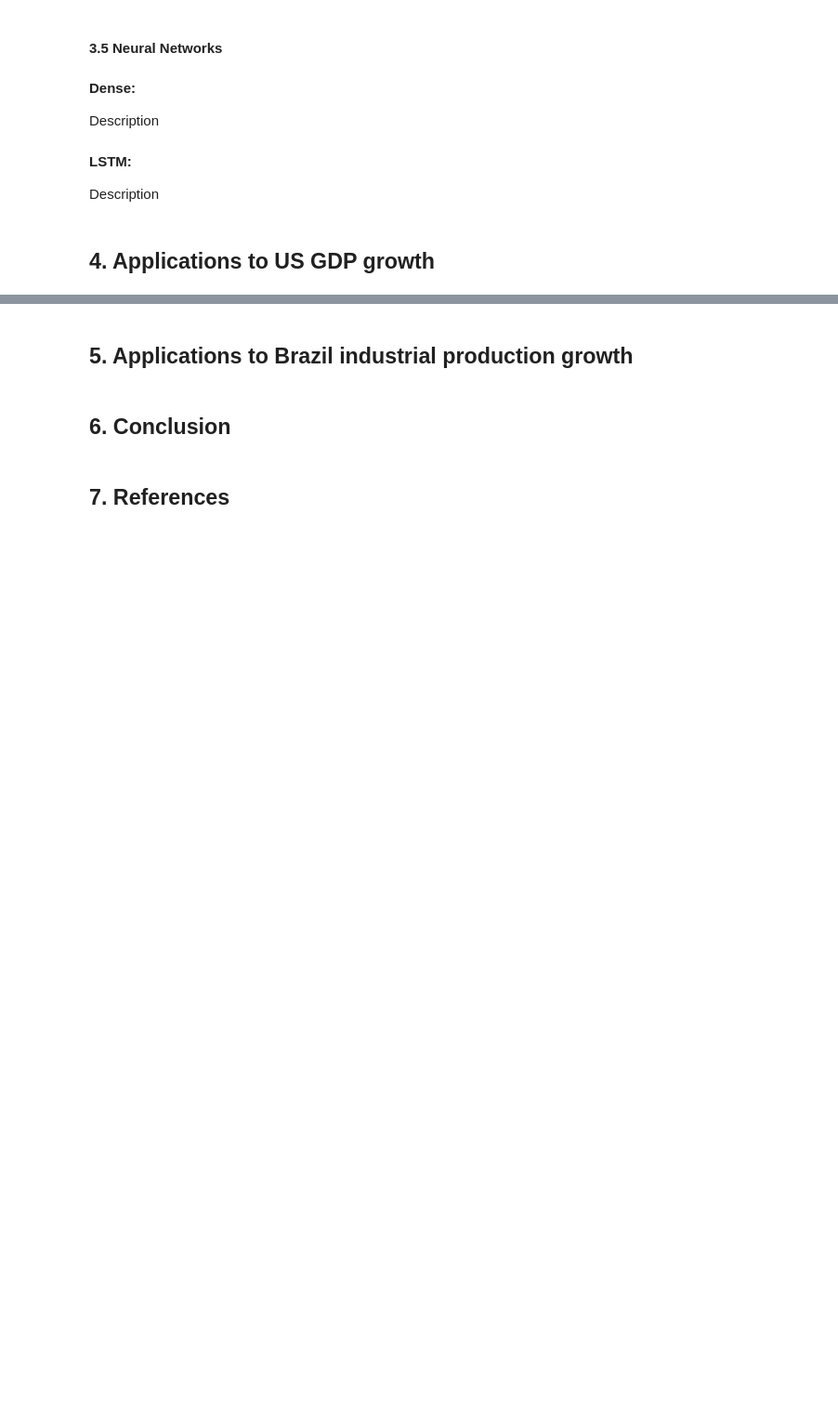
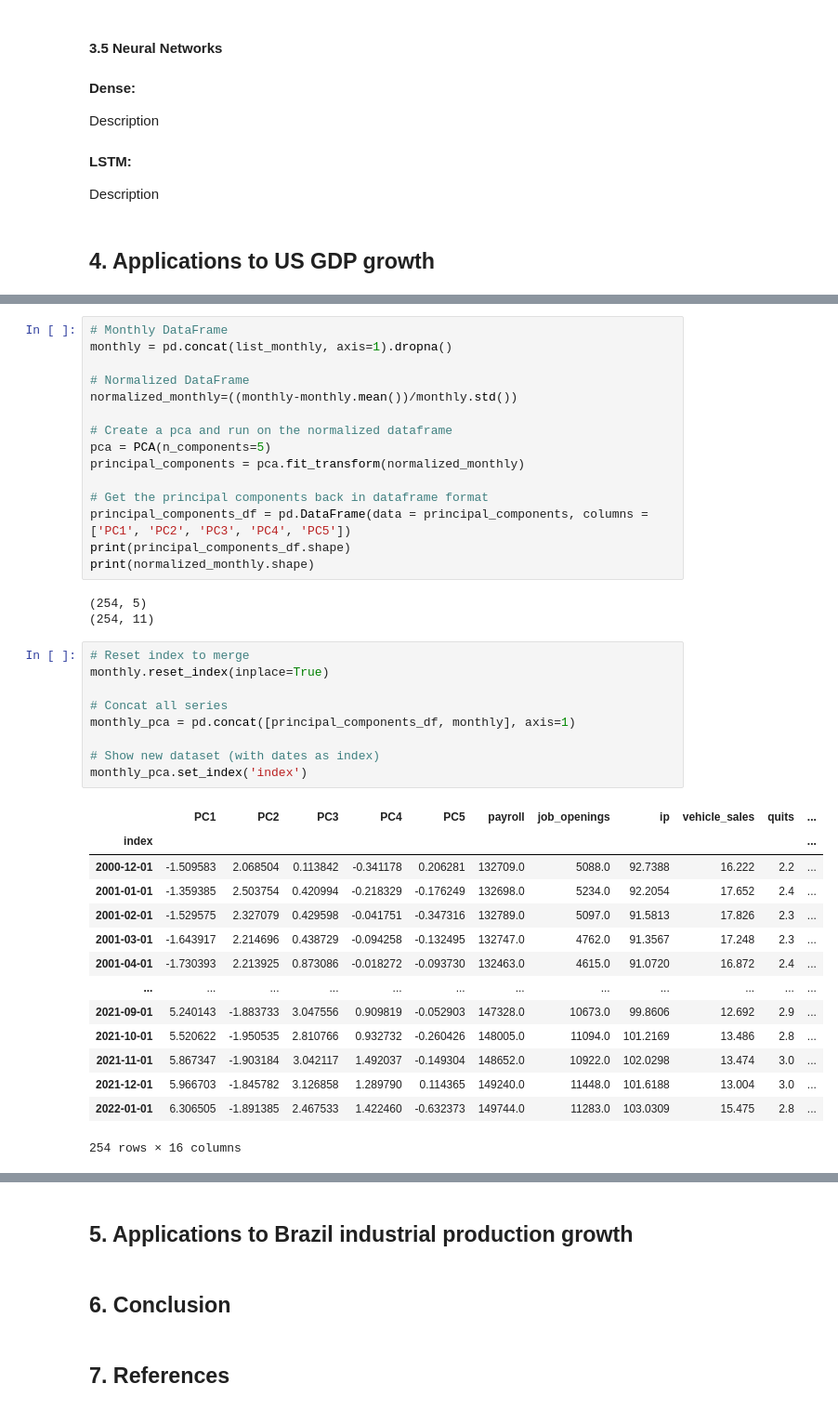
Before and after one commit to vgm236/Special_Project_Moreira_Raza-Nisar, a Jupyter notebook: app/sper_nisar_raza_moreira.ipynb, the cells around one changed output, grey strips where cells are left out. Shown at 93% size. Cells and saved outputs as stored; diff of their text form; blank space fills up the shorter version.

```diff
--- a/app/sper_nisar_raza_moreira.ipynb
+++ b/app/sper_nisar_raza_moreira.ipynb
@@ -183,0 +216,42 @@ Description
+# %%
+# Monthly DataFrame
+monthly = pd.concat(list_monthly, axis=1).dropna()
+
+# Normalized DataFrame
+normalized_monthly=((monthly-monthly.mean())/monthly.std())
+
+# Create a pca and run on the normalized dataframe
+pca = PCA(n_components=5)
+principal_components = pca.fit_transform(normalized_monthly)
+
+# Get the principal components back in dataframe format
+principal_components_df = pd.DataFrame(data = principal_components, columns = ['PC1', 'PC2', 'PC3', 'PC4', 'PC5'])
+print(principal_components_df.shape)
+print(normalized_monthly.shape)
+# %% [output]
+(254, 5)
+(254, 11)
+# %%
+# Reset index to merge
+monthly.reset_index(inplace=True)
+
+# Concat all series
+monthly_pca = pd.concat([principal_components_df, monthly], axis=1)
+
+# Show new dataset (with dates as index)
+monthly_pca.set_index('index')
+# %% [output]
+|  | PC1 | PC2 | PC3 | PC4 | PC5 | payroll | job_openings | ip | vehicle_sales | quits | ... |
+| index |  |  |  |  |  |  |  |  |  |  | ... |
+| 2000-12-01 | -1.509583 | 2.068504 | 0.113842 | -0.341178 | 0.206281 | 132709.0 | 5088.0 | 92.7388 | 16.222 | 2.2 | ... |
+| 2001-01-01 | -1.359385 | 2.503754 | 0.420994 | -0.218329 | -0.176249 | 132698.0 | 5234.0 | 92.2054 | 17.652 | 2.4 | ... |
+| 2001-02-01 | -1.529575 | 2.327079 | 0.429598 | -0.041751 | -0.347316 | 132789.0 | 5097.0 | 91.5813 | 17.826 | 2.3 | ... |
+| 2001-03-01 | -1.643917 | 2.214696 | 0.438729 | -0.094258 | -0.132495 | 132747.0 | 4762.0 | 91.3567 | 17.248 | 2.3 | ... |
+| 2001-04-01 | -1.730393 | 2.213925 | 0.873086 | -0.018272 | -0.093730 | 132463.0 | 4615.0 | 91.0720 | 16.872 | 2.4 | ... |
+| ... | ... | ... | ... | ... | ... | ... | ... | ... | ... | ... | ... |
+| 2021-09-01 | 5.240143 | -1.883733 | 3.047556 | 0.909819 | -0.052903 | 147328.0 | 10673.0 | 99.8606 | 12.692 | 2.9 | ... |
+| 2021-10-01 | 5.520622 | -1.950535 | 2.810766 | 0.932732 | -0.260426 | 148005.0 | 11094.0 | 101.2169 | 13.486 | 2.8 | ... |
+| 2021-11-01 | 5.867347 | -1.903184 | 3.042117 | 1.492037 | -0.149304 | 148652.0 | 10922.0 | 102.0298 | 13.474 | 3.0 | ... |
+| 2021-12-01 | 5.966703 | -1.845782 | 3.126858 | 1.289790 | 0.114365 | 149240.0 | 11448.0 | 101.6188 | 13.004 | 3.0 | ... |
+| 2022-01-01 | 6.306505 | -1.891385 | 2.467533 | 1.422460 | -0.632373 | 149744.0 | 11283.0 | 103.0309 | 15.475 | 2.8 | ... |
+254 rows × 16 columns
```
Also changed, not shown: parts of 6 cells of this notebook.
